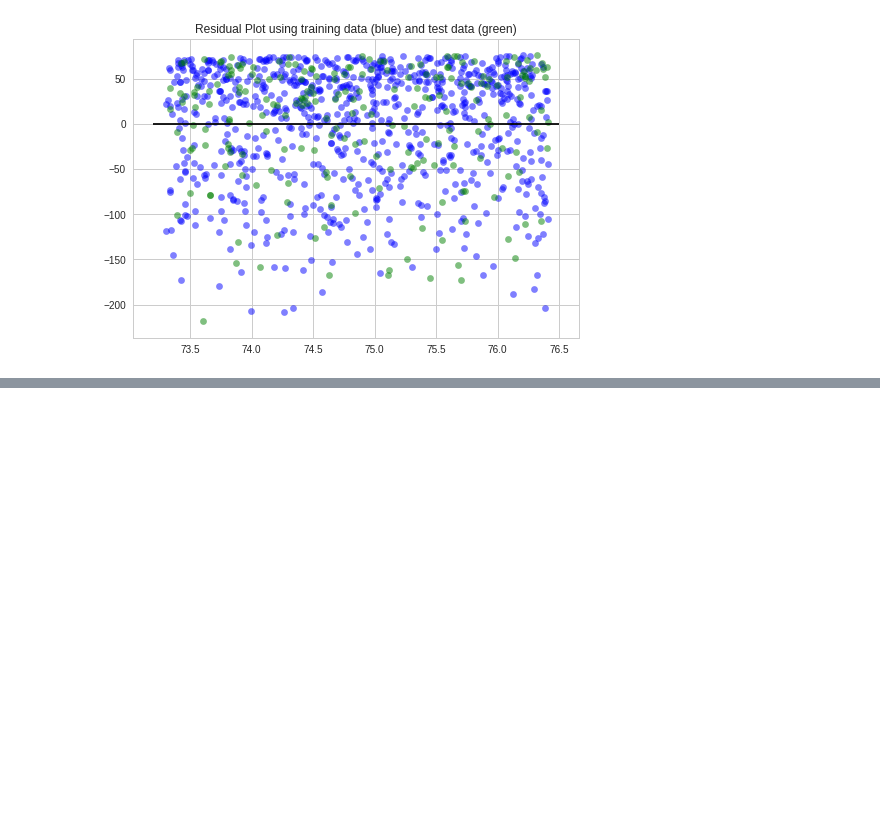
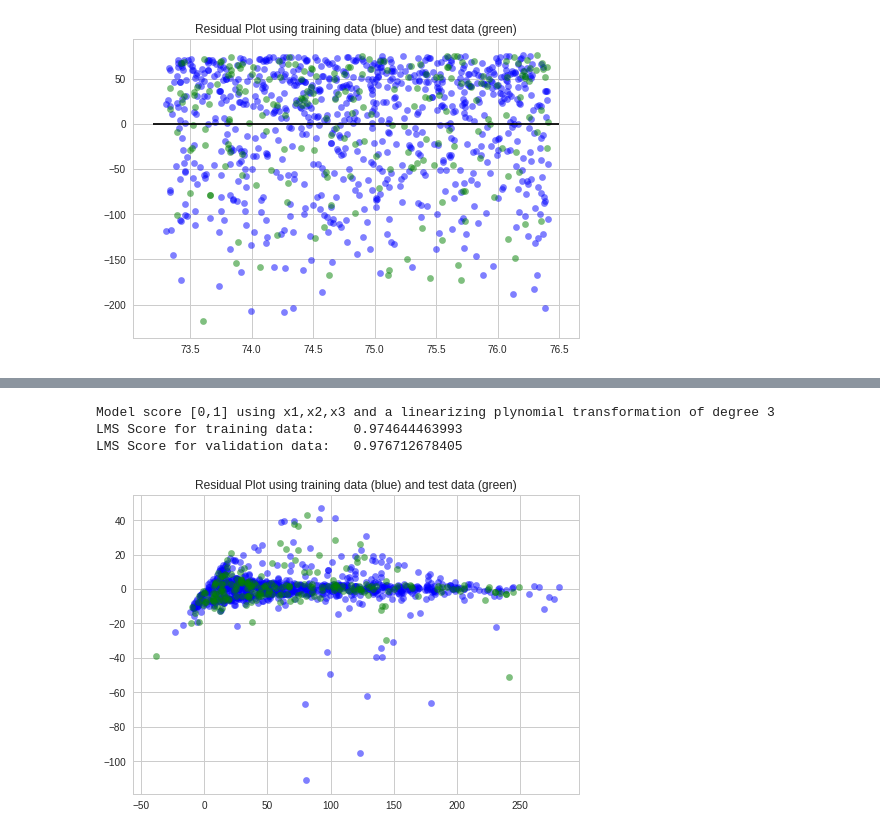
Before and after one commit to perthi/deep-learning, a Jupyter notebook: may.12th.ipynb, the cells around one changed output, grey strips where cells are left out. Cells and saved outputs as stored; diff of their text form; code cells hidden in the pictures; blank space fills up the shorter version.

```diff
--- a/may.12th.ipynb
+++ b/may.12th.ipynb
@@ -286 +312,8 @@ LMS Score for validation data:   -0.00138585960231
+# %%
+fit_poly(3)
+# %% [output]
+Model score [0,1] using x1,x2,x3 and a linearizing plynomial transformation of degree 3
+LMS Score for training data:     0.974644463993
+LMS Score for validation data:   0.976712678405
+[figure, added]
 # %%
```
Also changed, not shown: parts of 14 cells of this notebook.
